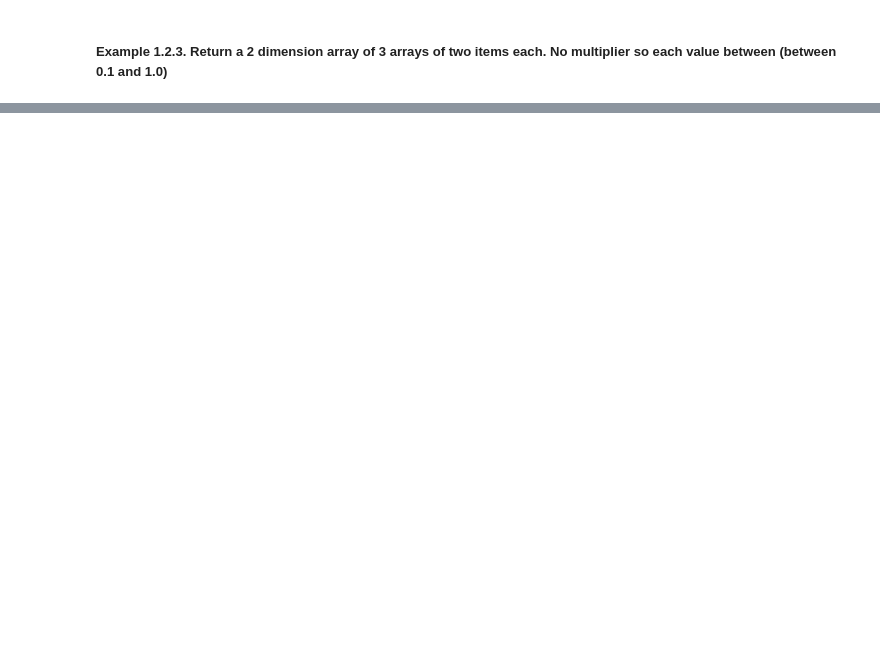
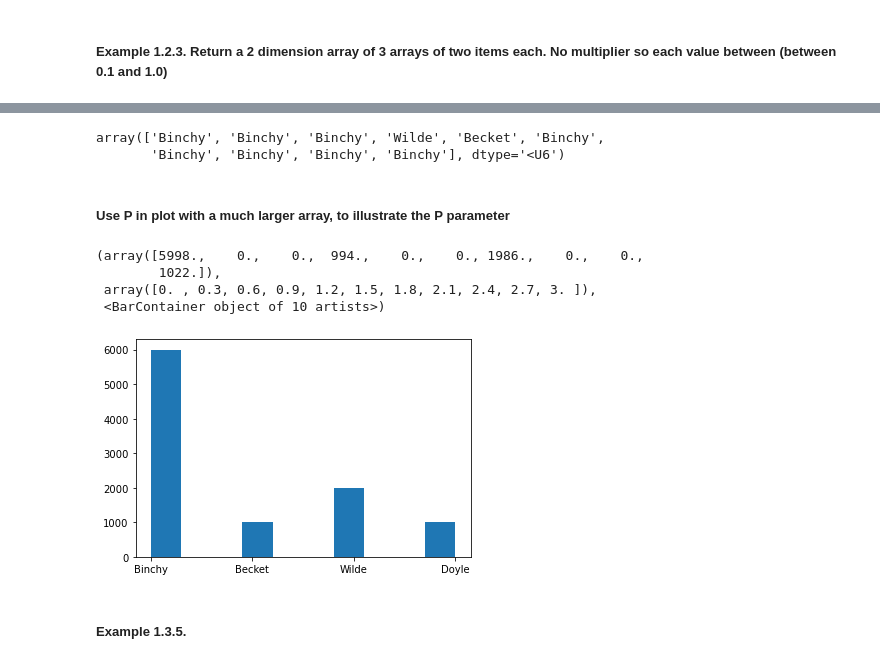
Before and after one commit to Jonish99/PDA-Assigment-One, a Jupyter notebook: numpy.ipynb, the cells around one changed output, grey strips where cells are left out. Saved outputs shown, nothing was run; the diff lists cells and outputs as text; code cells hidden in the pictures; blank space fills up the shorter version.

Commit message:
Added NB content on Choice function and started to change readme.md into a contents page

```diff
--- a/numpy.ipynb
+++ b/numpy.ipynb
@@ -181,0 +197,3 @@ array([[0.68863911, 0.56208293, 5.72895013, 0.35450753, 4.21192391,
+# %%
+# create an alias for the random number generator
+rng = np.random.default_rng()
@@ -181,0 +211,2 @@ array([[0.68863911, 0.56208293, 5.72895013, 0.35450753, 4.21192391,
+# %%
+arrWriters = ['Becket','Joyce','Wilde','Binchy','Behan','Doyle']
@@ -181,0 +242,20 @@ array([[0.68863911, 0.56208293, 5.72895013, 0.35450753, 4.21192391,
+# %%
+#replace default to true, but the parameter is used here as it is changed during development
+rng.choice(arrWriters, 10, replace=True, p=[0.1, 0, 0.2, 0.6, 0, 0.1])  #123456
+# %% [output]
+array(['Binchy', 'Binchy', 'Binchy', 'Wilde', 'Becket', 'Binchy',
+       'Binchy', 'Binchy', 'Binchy', 'Binchy'], dtype='<U6')
+# %% [markdown]
+##### Use P in plot with a much larger array, to illustrate the P parameter
+# %%
+arr= rng.choice(arrWriters, 10000, replace=True, p=[0.1, 0, 0.2, 0.6, 0, 0.1])
+# %%
+plt.hist(arr)
+# %% [output]
+(array([5998.,    0.,    0.,  994.,    0.,    0., 1986.,    0.,    0.,
+        1022.]),
+ array([0. , 0.3, 0.6, 0.9, 1.2, 1.5, 1.8, 2.1, 2.4, 2.7, 3. ]),
+ <BarContainer object of 10 artists>)
+[figure, added]
+# %% [markdown]
+##### <strong>Example 1.3.5.</strong>
```
Also changed, not shown: parts of 35 cells of this notebook.
